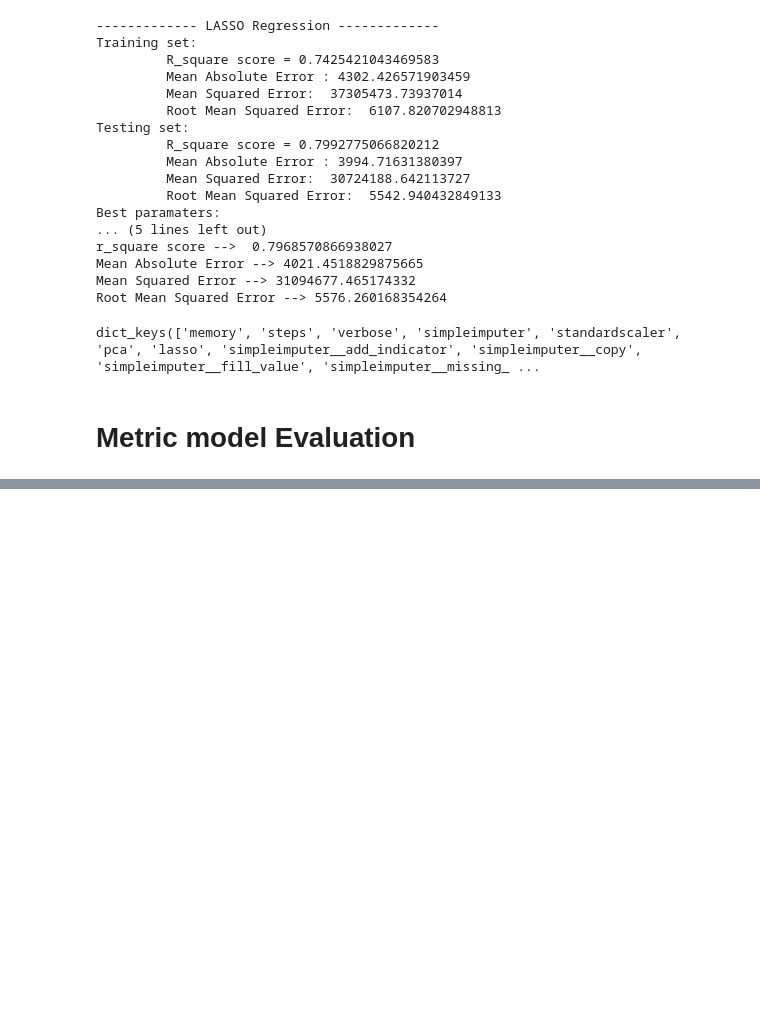
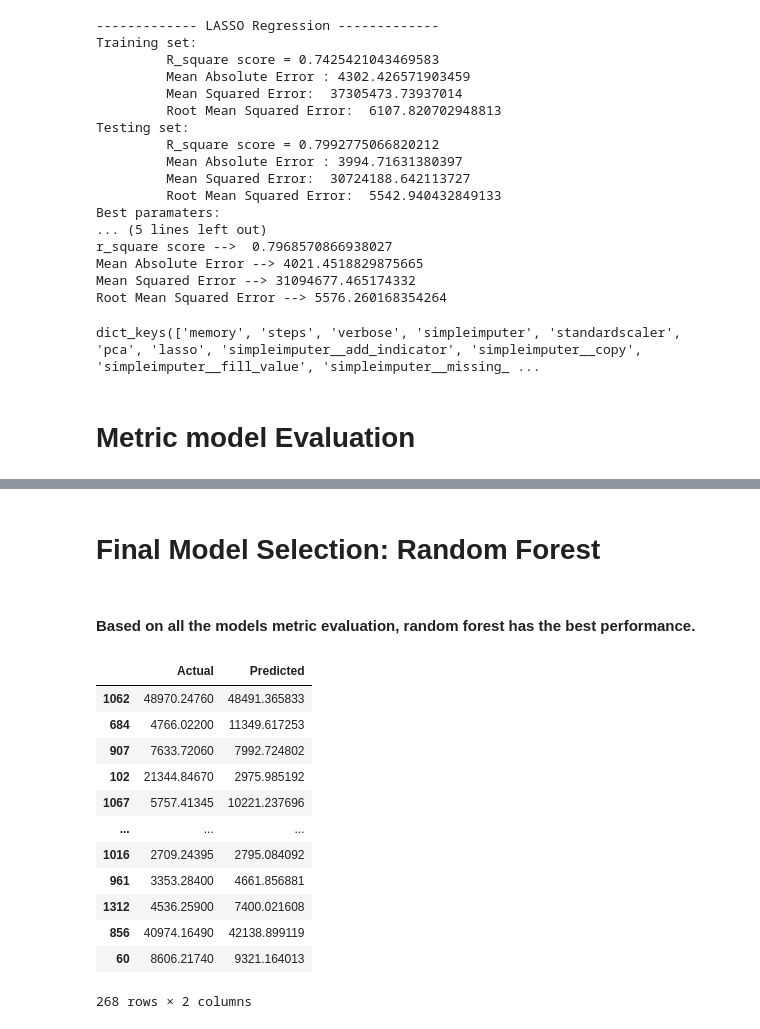
Before and after one commit to truc-tran/Medical-Cost-Forecast, a Jupyter notebook: 3. Preprocessing, Training, Modelling.ipynb, the cells around one changed output, grey strips where cells are left out. Saved outputs shown, nothing was run; the diff lists cells and outputs as text; code cells hidden in the pictures; blank space fills up the shorter version.

```diff
--- a/3. Preprocessing, Training, Modelling.ipynb
+++ b/3. Preprocessing, Training, Modelling.ipynb
@@ -597,0 +601,21 @@ pd.concat([df_r2, df_mae, df_mse, df_rmse], axis=1)
+# %% [markdown]
+# Final Model Selection: Random Forest
+# %% [markdown]
+#### Based on all the models metric evaluation, random forest has the best performance.
+# %%
+rf_df = pd.DataFrame({'Actual': y_test, 'Predicted': rf_predict})
+rf_df
+# %% [output]
+|  | Actual | Predicted |
+| 1062 | 48970.24760 | 48491.365833 |
+| 684 | 4766.02200 | 11349.617253 |
+| 907 | 7633.72060 | 7992.724802 |
+| 102 | 21344.84670 | 2975.985192 |
+| 1067 | 5757.41345 | 10221.237696 |
+| ... | ... | ... |
+| 1016 | 2709.24395 | 2795.084092 |
+| 961 | 3353.28400 | 4661.856881 |
+| 1312 | 4536.25900 | 7400.021608 |
+| 856 | 40974.16490 | 42138.899119 |
+| 60 | 8606.21740 | 9321.164013 |
+268 rows × 2 columns
```
Also changed, not shown: parts of 6 cells of this notebook.
